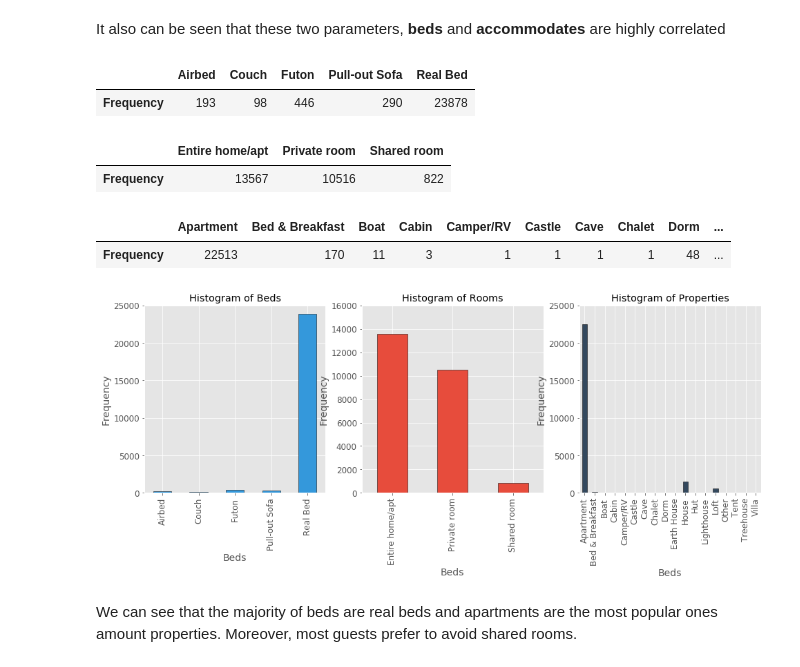
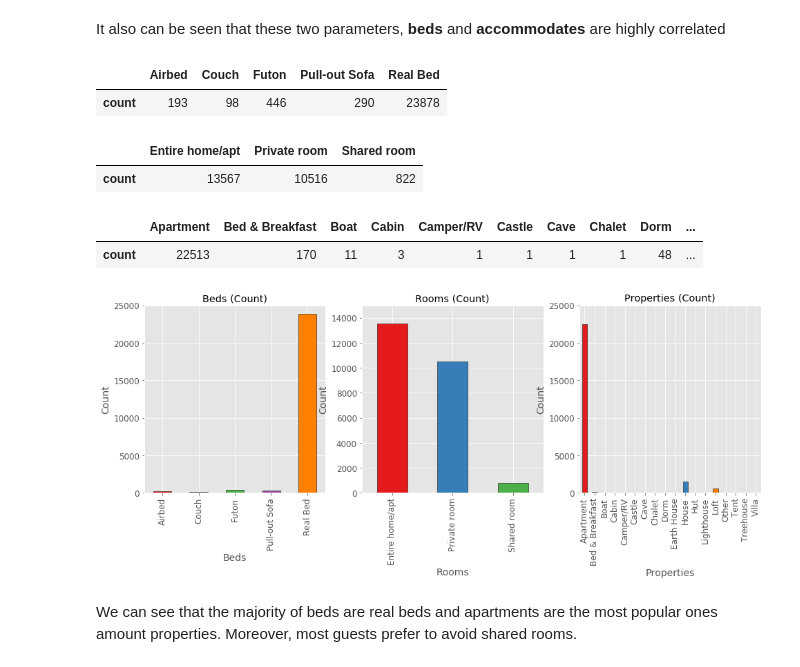
Before and after one commit to HatefDastour/Portfolio, a Jupyter notebook: data_exploration/Airbnb_Listings_Data_Exploration.ipynb, the cells around one changed output. Saved outputs shown, nothing was run; the diff lists cells and outputs as text; code cells hidden in the pictures.

```diff
--- a/data_exploration/Airbnb_Listings_Data_Exploration.ipynb
+++ b/data_exploration/Airbnb_Listings_Data_Exploration.ipynb
@@ -102,45 +106,48 @@ Correlation_Plot (Data[['beds','accommodates']], 3.5)
 # %% [markdown]
 It also can be seen that these two parameters, **beds** and **accommodates** are highly correlated
 # %%
-Beds_df=pd.DataFrame(Data[Beds_List].sum(),columns=['Frequency'])
-Beds_df.T
+Beds_Types_Count=pd.DataFrame(Data[Beds_List].sum(),columns=['count'])
+Beds_Types_Count.T
 # %% [output]
 |  | Airbed | Couch | Futon | Pull-out Sofa | Real Bed |
-| Frequency | 193 | 98 | 446 | 290 | 23878 |
+| count | 193 | 98 | 446 | 290 | 23878 |
 # %%
-Rooms_df=pd.DataFrame(Data[Rooms_List].sum(),columns=['Frequency'])
-Rooms_df.T
+Rooms_Types_Count=pd.DataFrame(Data[Rooms_List].sum(),columns=['count'])
+Rooms_Types_Count.T
 # %% [output]
 |  | Entire home/apt | Private room | Shared room |
-| Frequency | 13567 | 10516 | 822 |
+| count | 13567 | 10516 | 822 |
 # %%
-Properties_df=pd.DataFrame(Data[Properties_List].sum(),columns=['Frequency'])
-Properties_df.T
+Properties_Types_Count=pd.DataFrame(Data[Properties_List].sum(),columns=['count'])
+Properties_Types_Count.T
 # %% [output]
 |  | Apartment | Bed & Breakfast | Boat | Cabin | Camper/RV | Castle | Cave | Chalet | Dorm | ... |
-| Frequency | 22513 | 170 | 11 | 3 | 1 | 1 | 1 | 1 | 48 | ... |
+| count | 22513 | 170 | 11 | 3 | 1 | 1 | 1 | 1 | 48 | ... |
 # %%
 fig, ax = plt.subplots(nrows=1, ncols=3, figsize=(16, 5), sharex=False)
 #
-_ = Beds_df.plot(kind='bar', legend=False, ax=ax[0], color="#3498db", edgecolor="k")
-_ = ax[0].set_title('Histogram of Beds')
+_ = Beds_Types_Count.reset_index().plot.bar(x='index', y='count', rot=90, legend=False, ax=ax[0],
+                                            color=sns.color_palette("Set1"), edgecolor="k")
+_ = ax[0].set_title('Beds (Count)')
 _ = ax[0].set_ylim([0, 25e3])
 _ = ax[0].set_xlabel('Beds')
-_ = ax[0].set_ylabel('Frequency')
+_ = ax[0].set_ylabel('Count')
 #
-_ = Rooms_df.plot(kind='bar', legend=False, ax=ax[1], color="#e74c3c", edgecolor="k")
-_ = ax[1].set_title('Histogram of Rooms')
-_ = ax[1].set_ylim([0, 16e3])
-_ = ax[1].set_xlabel('Beds')
-_ = ax[1].set_ylabel('Frequency')
+_ = Rooms_Types_Count.reset_index().plot.bar(x='index', y='count', rot=90, legend=False, ax=ax[1],
+                                            color=sns.color_palette("Set1"), edgecolor="k")
+_ = ax[1].set_title('Rooms (Count)')
+_ = ax[1].set_ylim([0, 15e3])
+_ = ax[1].set_xlabel('Rooms')
+_ = ax[1].set_ylabel('Count')
 #
-_ = Properties_df.plot(kind='bar', legend=False, ax=ax[2], color="#34495e", edgecolor="k")
-_ = ax[2].set_title('Histogram of Properties')
-_ = ax[2].set_ylim([0, 25e3])
-_ = ax[2].set_xlabel('Beds')
-_ = ax[2].set_ylabel('Frequency')
+_ = Properties_Types_Count.reset_index().plot.bar(x='index', y='count', rot=90, legend=False, ax=ax[2],
+                                            color=sns.color_palette("Set1"), edgecolor="k")
+_ = ax[2].set_title('Properties (Count)')
+_ = ax[2].set_ylim([0, 2.5e4])
+_ = ax[2].set_xlabel('Properties')
+_ = ax[2].set_ylabel('Count')
 # %% [output]
-[figure, old version]
+[figure, new version]
 # %% [markdown]
 We can see that the majority of beds are real beds and apartments are the most popular ones amount properties. Moreover, most guests prefer to avoid shared rooms.
 # %% [markdown]
```
Also changed, not shown: parts of 11 cells of this notebook.
